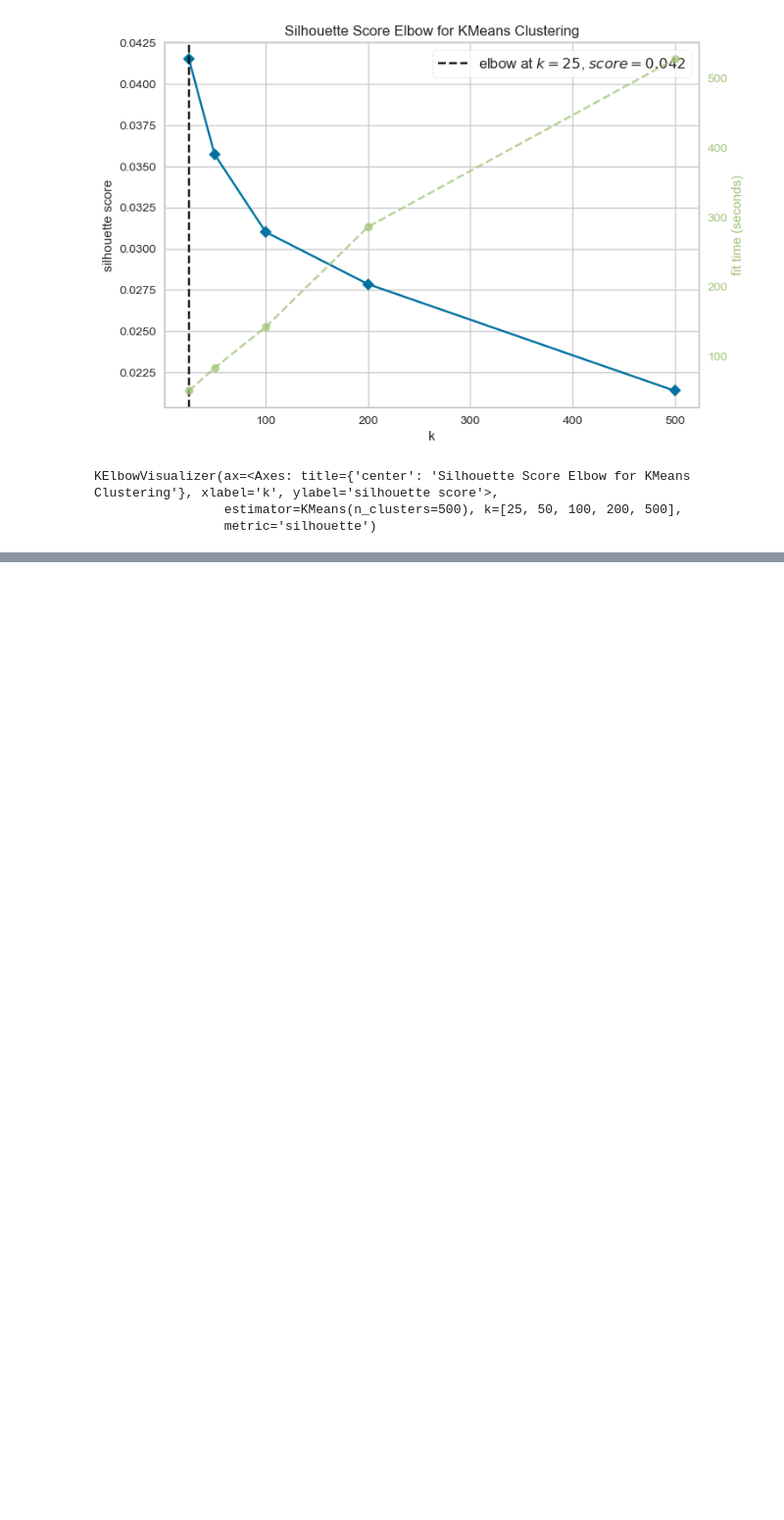
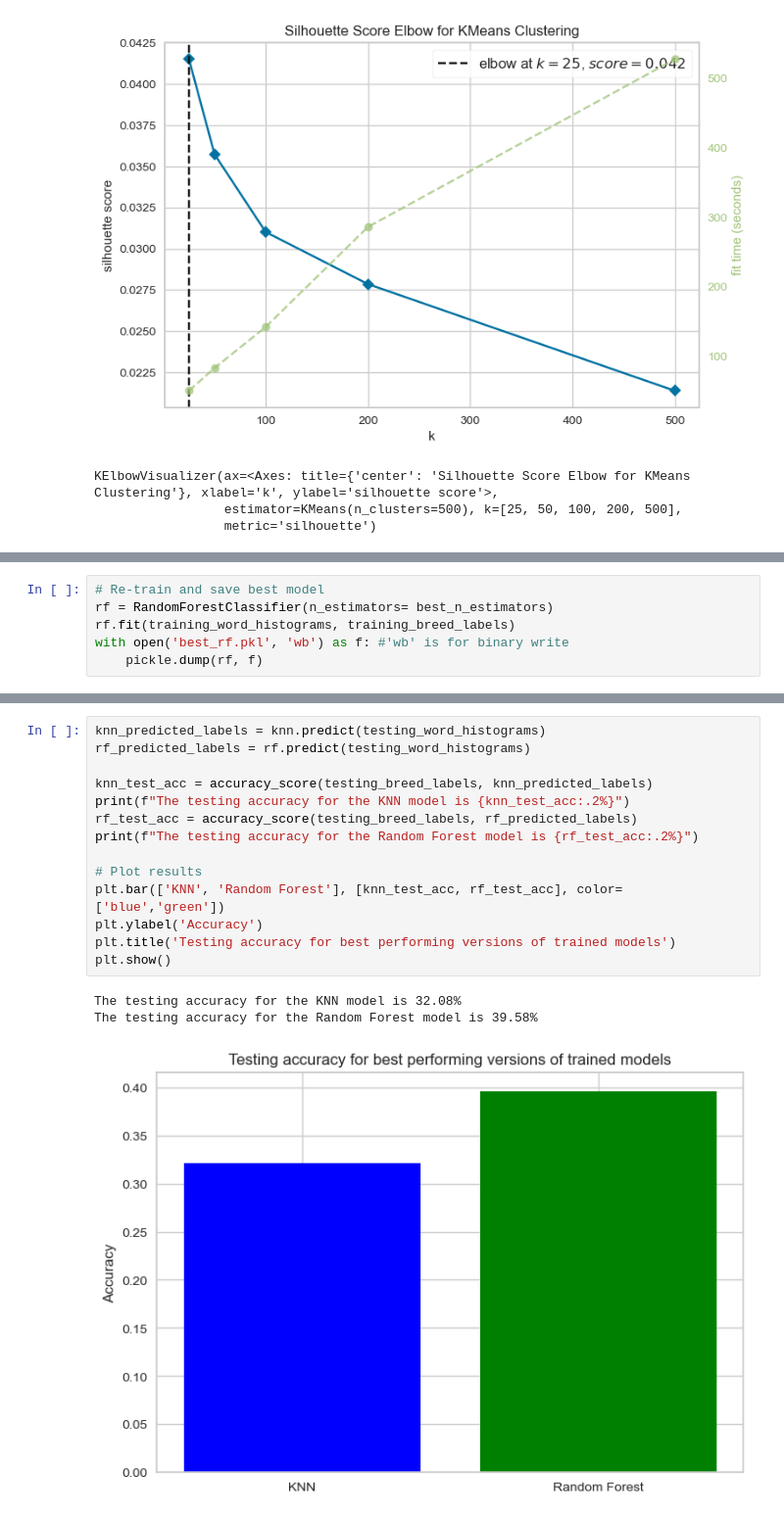
Before and after one commit to BrentonAD/SIT789-Task4-3P, a Jupyter notebook: Brenton-Adey-Notebook.ipynb, the cells around one changed output, grey strips where cells are left out. Shown at 98% size. Cells and saved outputs as stored; diff of their text form; blank space fills up the shorter version.

```diff
--- a/Brenton-Adey-Notebook.ipynb
+++ b/Brenton-Adey-Notebook.ipynb
@@ -169,0 +344,6 @@ KElbowVisualizer(ax=<Axes: title={'center': 'Silhouette Score Elbow for KMeans C
+# %%
+# Re-train and save best model
+rf = RandomForestClassifier(n_estimators= best_n_estimators)
+rf.fit(training_word_histograms, training_breed_labels)
+with open('best_rf.pkl', 'wb') as f: #'wb' is for binary write
+    pickle.dump(rf, f)
@@ -169,0 +367,18 @@ KElbowVisualizer(ax=<Axes: title={'center': 'Silhouette Score Elbow for KMeans C
+# %%
+knn_predicted_labels = knn.predict(testing_word_histograms)
+rf_predicted_labels = rf.predict(testing_word_histograms)
+
+knn_test_acc = accuracy_score(testing_breed_labels, knn_predicted_labels)
+print(f"The testing accuracy for the KNN model is {knn_test_acc:.2%}")
+rf_test_acc = accuracy_score(testing_breed_labels, rf_predicted_labels)
+print(f"The testing accuracy for the Random Forest model is {rf_test_acc:.2%}")
+
+# Plot results
+plt.bar(['KNN', 'Random Forest'], [knn_test_acc, rf_test_acc], color=['blue','green'])
+plt.ylabel('Accuracy')
+plt.title('Testing accuracy for best performing versions of trained models')
+plt.show()
+# %% [output]
+The testing accuracy for the KNN model is 32.08%
+The testing accuracy for the Random Forest model is 39.58%
+[figure, added]
```
Also changed, not shown: parts of 26 cells of this notebook, 2 other files.
